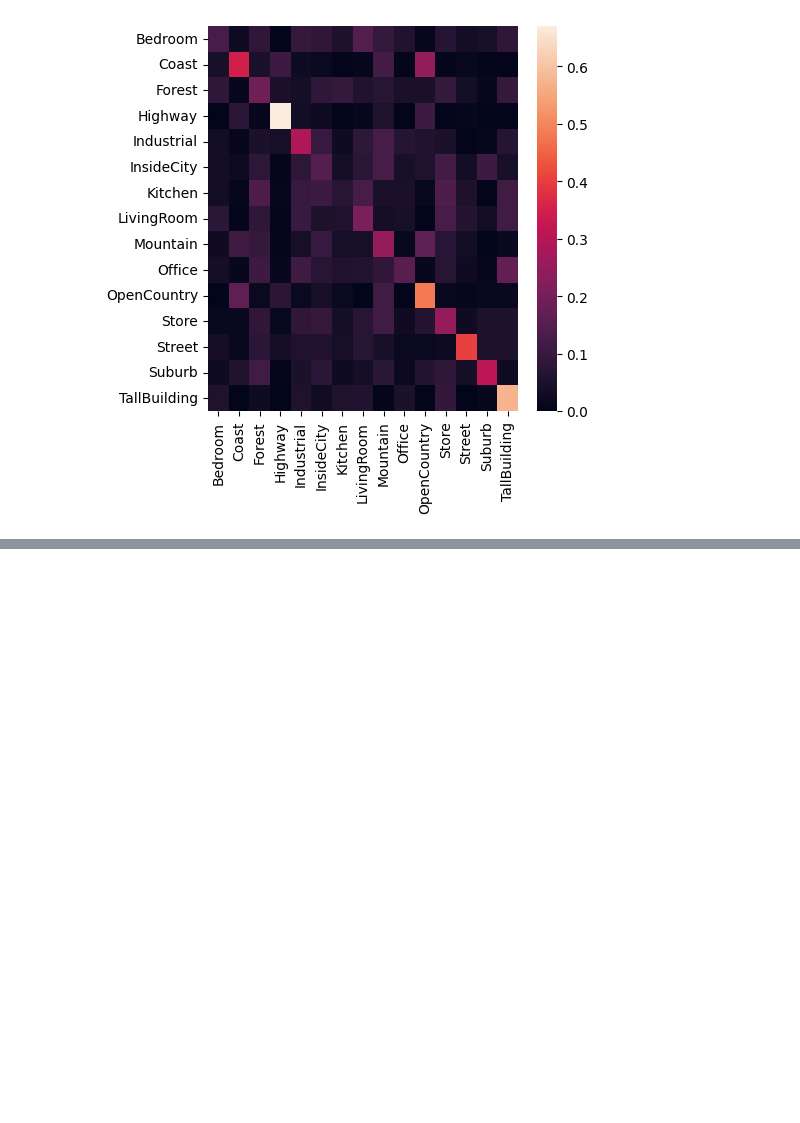
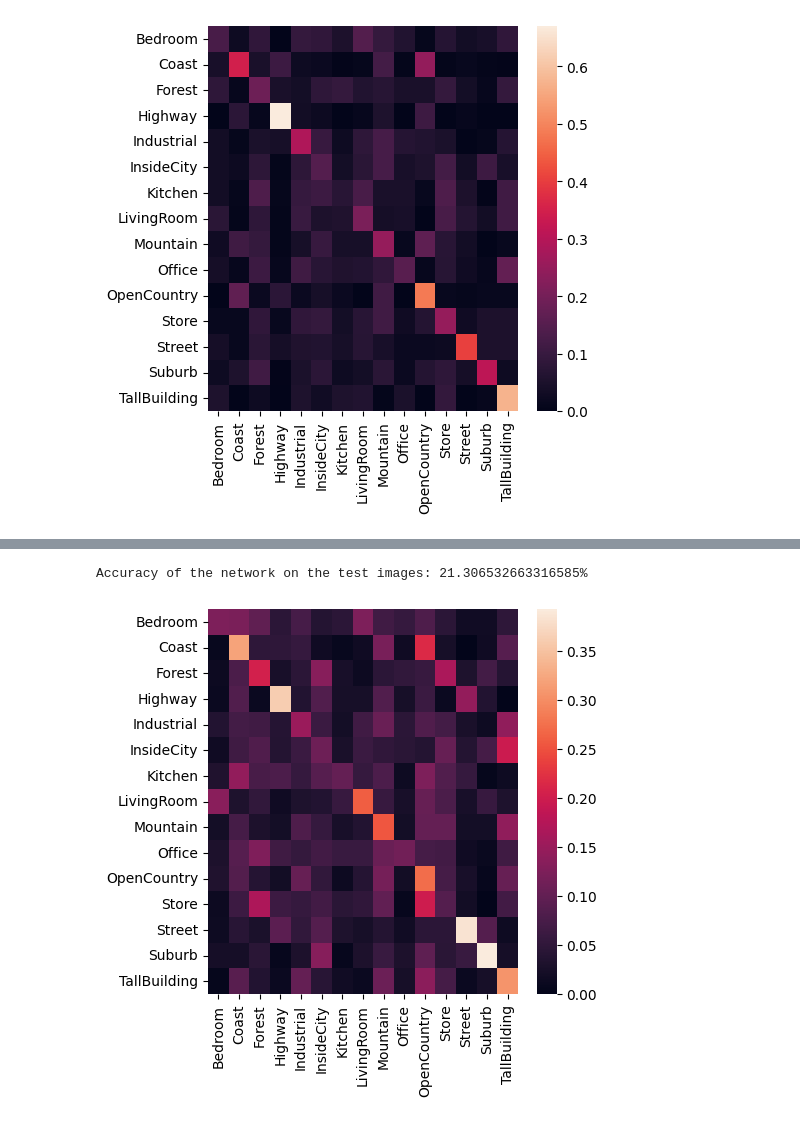
Before and after one commit to AlessandroCesaTs/Computer_Vision_Project_Cesa, a Jupyter notebook: project.ipynb, the cells around one changed output, grey strips where cells are left out. Saved outputs shown, nothing was run; the diff lists cells and outputs as text; code cells hidden in the pictures; blank space fills up the shorter version.

```diff
--- a/project.ipynb
+++ b/project.ipynb
@@ -185,0 +218,5 @@ Accuracy of the network on the test images: 30.720268006700167%
+# %%
+test_model(batchNormCNN(),model_path,test_loader,test,device)
+# %% [output]
+Accuracy of the network on the test images: 21.306532663316585%
+[figure, added]
```
Also changed, not shown: parts of 9 cells of this notebook, 1 other file.
